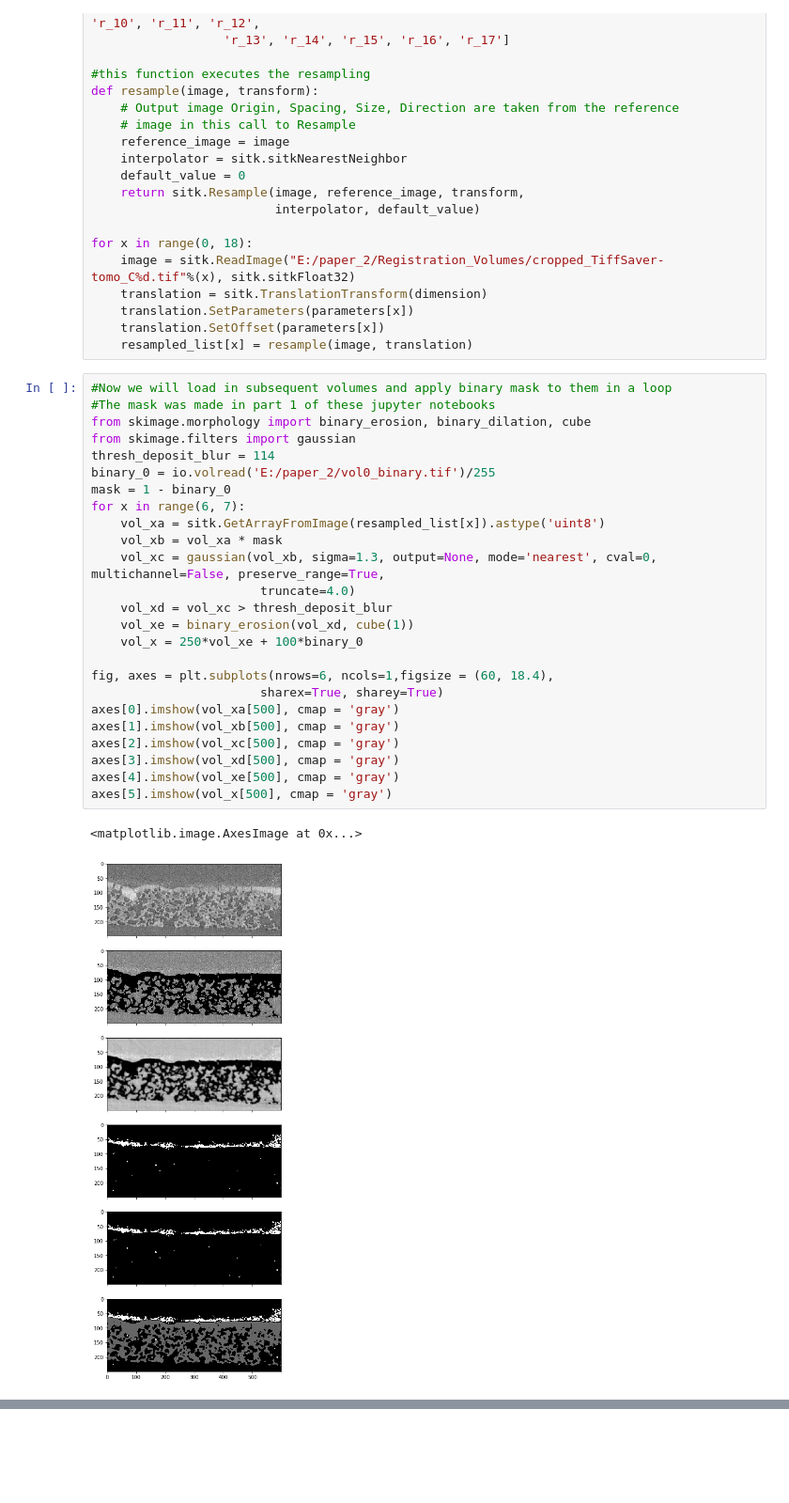
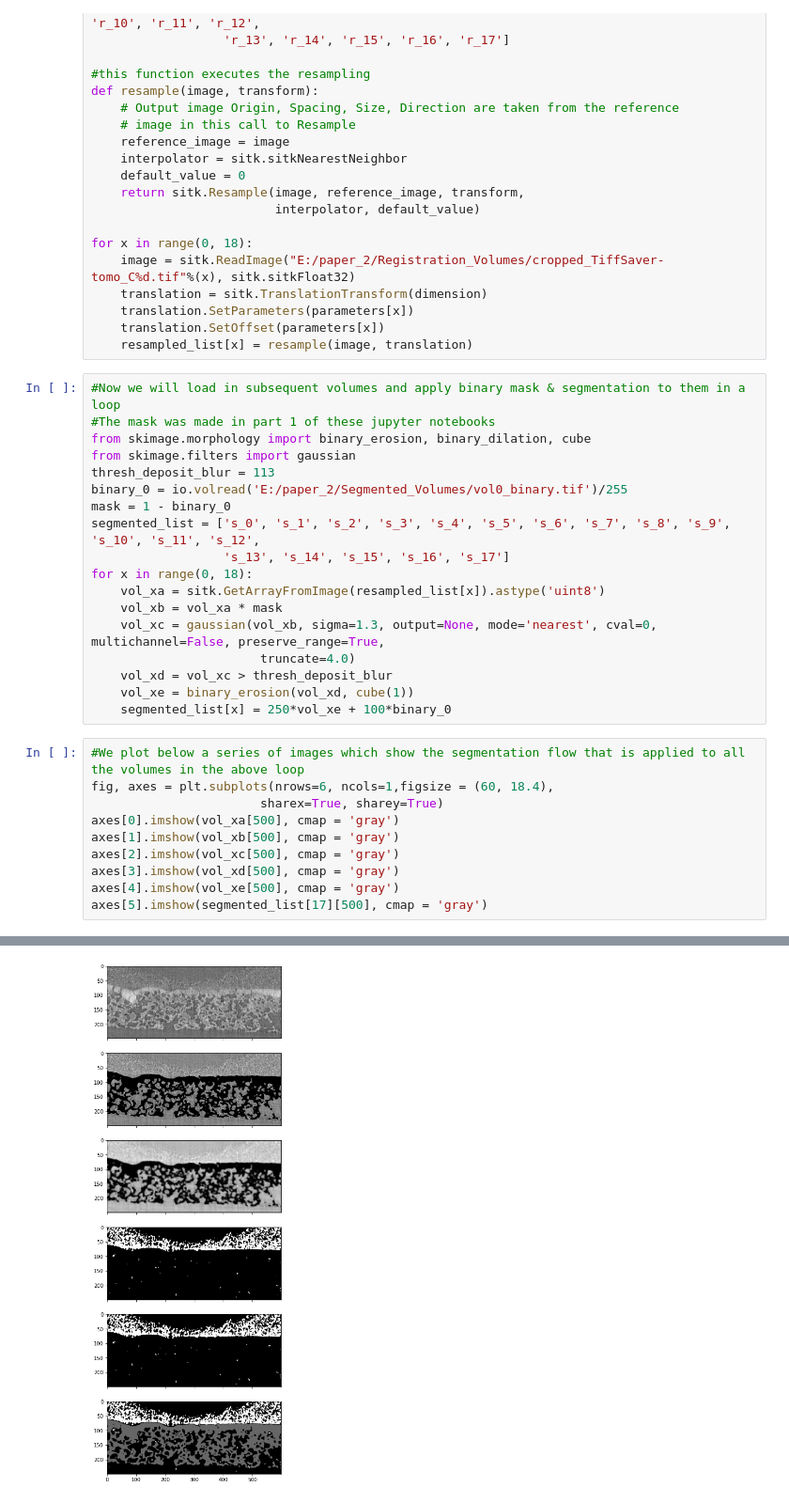
Before and after one commit to MaPhewJ/MG23490-1-Paper2, a Jupyter notebook: MG23490-1 - Paper2 - Part3 - Segmentation.ipynb, the cells around one changed output, grey strips where cells are left out. Shown at 94% size. Cells and saved outputs as stored; diff of their text form; blank space fills up the shorter version.

```diff
--- a/MG23490-1 - Paper2 - Part3 - Segmentation.ipynb
+++ b/MG23490-1 - Paper2 - Part3 - Segmentation.ipynb
@@ -61,30 +61,31 @@ for x in range(0, 18):
     translation.SetOffset(parameters[x])
     resampled_list[x] = resample(image, translation)
 # %%
-#Now we will load in subsequent volumes and apply binary mask to them in a loop
+#Now we will load in subsequent volumes and apply binary mask & segmentation to them in a loop
 #The mask was made in part 1 of these jupyter notebooks
 from skimage.morphology import binary_erosion, binary_dilation, cube
 from skimage.filters import gaussian
-thresh_deposit_blur = 114
-binary_0 = io.volread('E:/paper_2/vol0_binary.tif')/255
+thresh_deposit_blur = 113
+binary_0 = io.volread('E:/paper_2/Segmented_Volumes/vol0_binary.tif')/255
 mask = 1 - binary_0
-for x in range(6, 7):
+segmented_list = ['s_0', 's_1', 's_2', 's_3', 's_4', 's_5', 's_6', 's_7', 's_8', 's_9', 's_10', 's_11', 's_12',
+                  's_13', 's_14', 's_15', 's_16', 's_17']
+for x in range(0, 18):
     vol_xa = sitk.GetArrayFromImage(resampled_list[x]).astype('uint8')
     vol_xb = vol_xa * mask
     vol_xc = gaussian(vol_xb, sigma=1.3, output=None, mode='nearest', cval=0, multichannel=False, preserve_range=True,
                        truncate=4.0)
     vol_xd = vol_xc > thresh_deposit_blur
     vol_xe = binary_erosion(vol_xd, cube(1))
-    vol_x = 250*vol_xe + 100*binary_0
-
-fig, axes = plt.subplots(nrows=6, ncols=1,figsize = (60, 18.4),
-                       sharex=True, sharey=True)
-axes[0].imshow(vol_xa[500], cmap = 'gray')
-axes[1].imshow(vol_xb[500], cmap = 'gray')
-axes[2].imshow(vol_xc[500], cmap = 'gray')
-axes[3].imshow(vol_xd[500], cmap = 'gray')
-axes[4].imshow(vol_xe[500], cmap = 'gray')
-axes[5].imshow(vol_x[500], cmap = 'gray')
+    segmented_list[x] = 250*vol_xe + 100*binary_0
-# %% [output]
-<matplotlib.image.AxesImage at 0x...>
-[figure, removed]
+# %%
+#We plot below a series of images which show the segmentation flow that is applied to all the volumes in the above loop
+fig, axes = plt.subplots(nrows=6, ncols=1,figsize = (60, 18.4),
+                       sharex=True, sharey=True)
+axes[0].imshow(vol_xa[500], cmap = 'gray')
+axes[1].imshow(vol_xb[500], cmap = 'gray')
+axes[2].imshow(vol_xc[500], cmap = 'gray')
+axes[3].imshow(vol_xd[500], cmap = 'gray')
+axes[4].imshow(vol_xe[500], cmap = 'gray')
+axes[5].imshow(segmented_list[17][500], cmap = 'gray')
+# %% [output]
@@ -90,0 +93 @@ axes[5].imshow(vol_x[500], cmap = 'gray')
+[figure, added]
```
Also changed, not shown: parts of 2 cells of this notebook.
